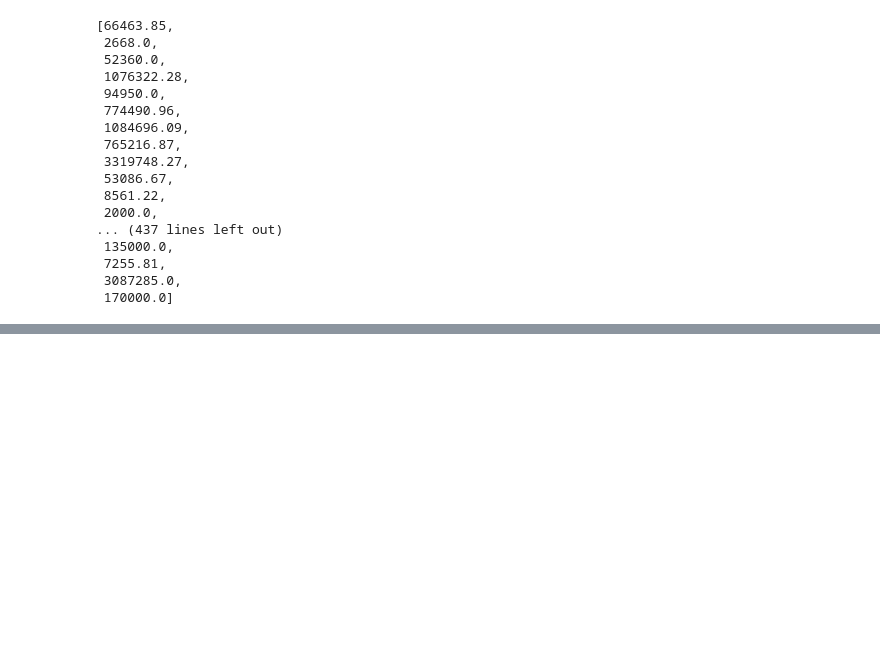
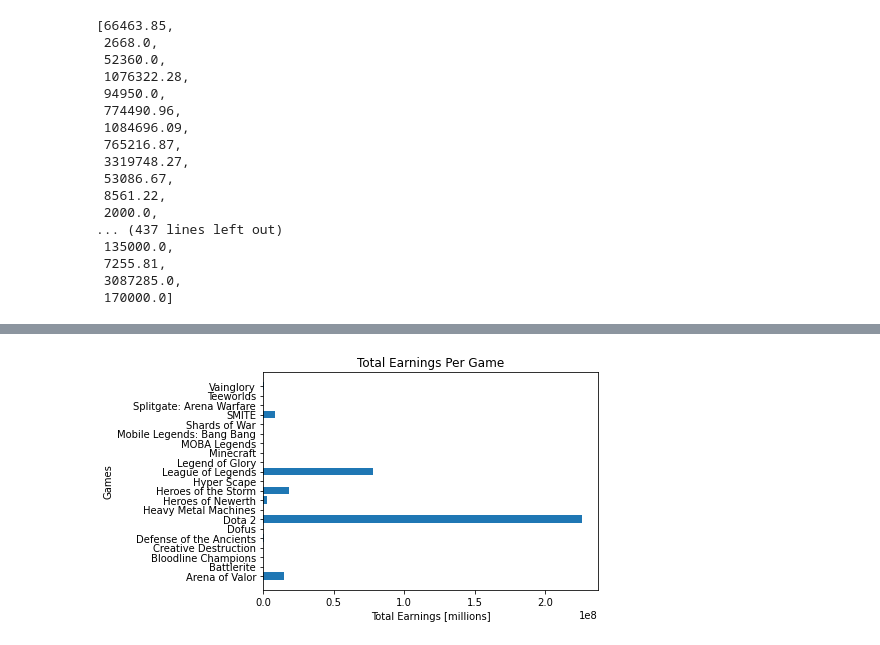
Before and after one commit to Al-Cap/Popular-Esport-Game, a Jupyter notebook: Notebook/Untitled.ipynb, the cells around one changed output, grey strips where cells are left out. Cells and saved outputs as stored; diff of their text form; code cells hidden in the pictures; blank space fills up the shorter version.

```diff
--- a/Notebook/Untitled.ipynb
+++ b/Notebook/Untitled.ipynb
@@ -271,3 +252,14 @@ data[data.TotalTournaments > 2000]
+# %%
+g = df.Game.to_list()
+e = df.TotalEarnings.to_list()
+
+plt.barh(g, e)
+plt.ylabel('Games')
+plt.xlabel('Total Earnings [millions]')
+plt.title('Total Earnings Per Game')
+plt.savefig('../figures/MultiOnlineBattleArean_game-earn_barh.png')
+# %% [output]
+[figure, added]
 # %%
 game =
 plt.bar()
```
Also changed, not shown: parts of 19 cells of this notebook, 10 other files.
